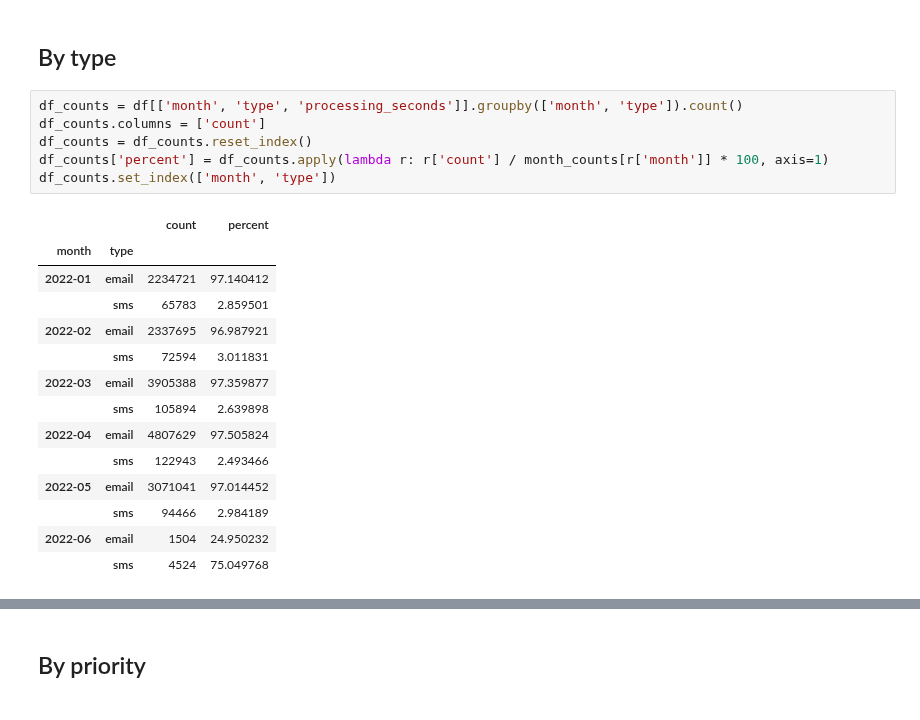
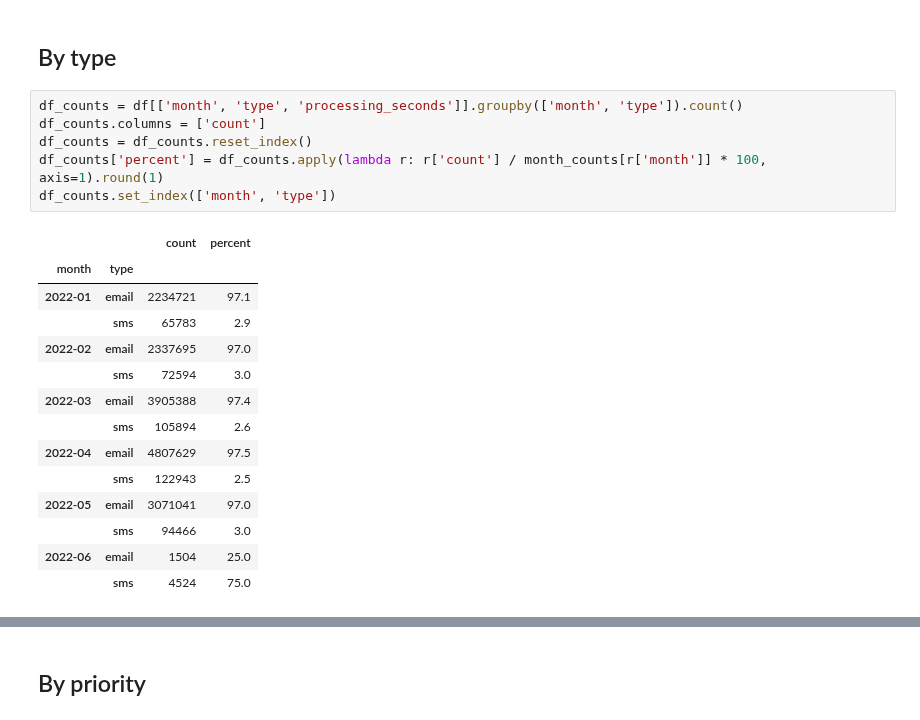
Before and after one commit to cds-snc/notification-adr, a Jupyter notebook: python/baseline_stats.ipynb, the cells around one changed output, grey strips where cells are left out. Cells and saved outputs as stored; diff of their text form.

```diff
--- a/python/baseline_stats.ipynb
+++ b/python/baseline_stats.ipynb
@@ -139,21 +139,21 @@ pd.DataFrame(month_counts).sort_values(by='month')
 # %%
 df_counts = df[['month', 'type', 'processing_seconds']].groupby(['month', 'type']).count()
 df_counts.columns = ['count']
 df_counts = df_counts.reset_index()
-df_counts['percent'] = df_counts.apply(lambda r: r['count'] / month_counts[r['month']] * 100, axis=1)
+df_counts['percent'] = df_counts.apply(lambda r: r['count'] / month_counts[r['month']] * 100, axis=1).round(1)
 df_counts.set_index(['month', 'type'])
 # %% [output]
 |  |  | count | percent |
 | month | type |  |  |
-| 2022-01 | email | 2234721 | 97.140412 |
-|  | sms | 65783 | 2.859501 |
-| 2022-02 | email | 2337695 | 96.987921 |
-|  | sms | 72594 | 3.011831 |
-| 2022-03 | email | 3905388 | 97.359877 |
-|  | sms | 105894 | 2.639898 |
-| 2022-04 | email | 4807629 | 97.505824 |
-|  | sms | 122943 | 2.493466 |
-| 2022-05 | email | 3071041 | 97.014452 |
-|  | sms | 94466 | 2.984189 |
-| 2022-06 | email | 1504 | 24.950232 |
-|  | sms | 4524 | 75.049768 |
+| 2022-01 | email | 2234721 | 97.1 |
+|  | sms | 65783 | 2.9 |
+| 2022-02 | email | 2337695 | 97.0 |
+|  | sms | 72594 | 3.0 |
+| 2022-03 | email | 3905388 | 97.4 |
+|  | sms | 105894 | 2.6 |
+| 2022-04 | email | 4807629 | 97.5 |
+|  | sms | 122943 | 2.5 |
+| 2022-05 | email | 3071041 | 97.0 |
+|  | sms | 94466 | 3.0 |
+| 2022-06 | email | 1504 | 25.0 |
+|  | sms | 4524 | 75.0 |
```
Also changed, not shown: parts of 10 cells of this notebook, 2 other files.
